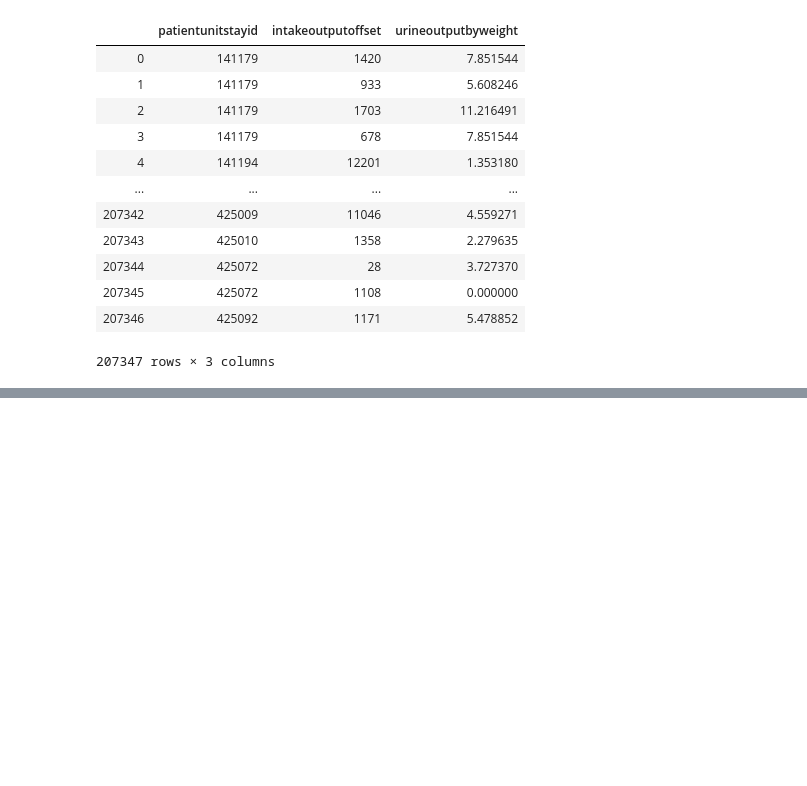
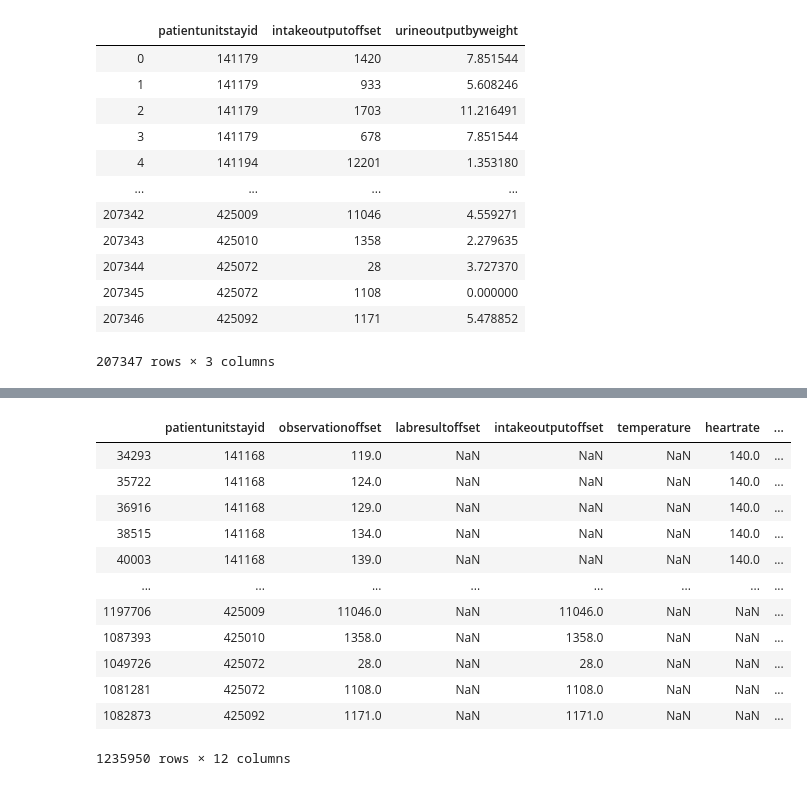
Before and after one commit to StallionsProject/SepsisPrediction, a Jupyter notebook: Jupyter Notebooks/patient-timeseries.ipynb, the cells around one changed output, grey strips where cells are left out. Cells and saved outputs as stored; diff of their text form; code cells hidden in the pictures; blank space fills up the shorter version.

```diff
--- a/Jupyter Notebooks/patient-timeseries.ipynb
+++ b/Jupyter Notebooks/patient-timeseries.ipynb
@@ -190 +190,18 @@ finalMerge
 1235950 rows × 12 columns
+# %%
+finalMerge['observationoffset'] = finalMerge.apply(lambda x: x['observationoffset'] if pd.notna(x['observationoffset']) else (x['labresultoffset'] if pd.notna(x['labresultoffset']) else x['intakeoutputoffset']), axis = 1)
+finalMerge
+# %% [output]
+|  | patientunitstayid | observationoffset | labresultoffset | intakeoutputoffset | temperature | heartrate | ... |
+| 34293 | 141168 | 119.0 | NaN | NaN | NaN | 140.0 | ... |
+| 35722 | 141168 | 124.0 | NaN | NaN | NaN | 140.0 | ... |
+| 36916 | 141168 | 129.0 | NaN | NaN | NaN | 140.0 | ... |
+| 38515 | 141168 | 134.0 | NaN | NaN | NaN | 140.0 | ... |
+| 40003 | 141168 | 139.0 | NaN | NaN | NaN | 140.0 | ... |
+| ... | ... | ... | ... | ... | ... | ... | ... |
+| 1197706 | 425009 | 11046.0 | NaN | 11046.0 | NaN | NaN | ... |
+| 1087393 | 425010 | 1358.0 | NaN | 1358.0 | NaN | NaN | ... |
+| 1049726 | 425072 | 28.0 | NaN | 28.0 | NaN | NaN | ... |
+| 1081281 | 425072 | 1108.0 | NaN | 1108.0 | NaN | NaN | ... |
+| 1082873 | 425092 | 1171.0 | NaN | 1171.0 | NaN | NaN | ... |
+1235950 rows × 12 columns
```
Also changed, not shown: parts of 8 cells of this notebook.
